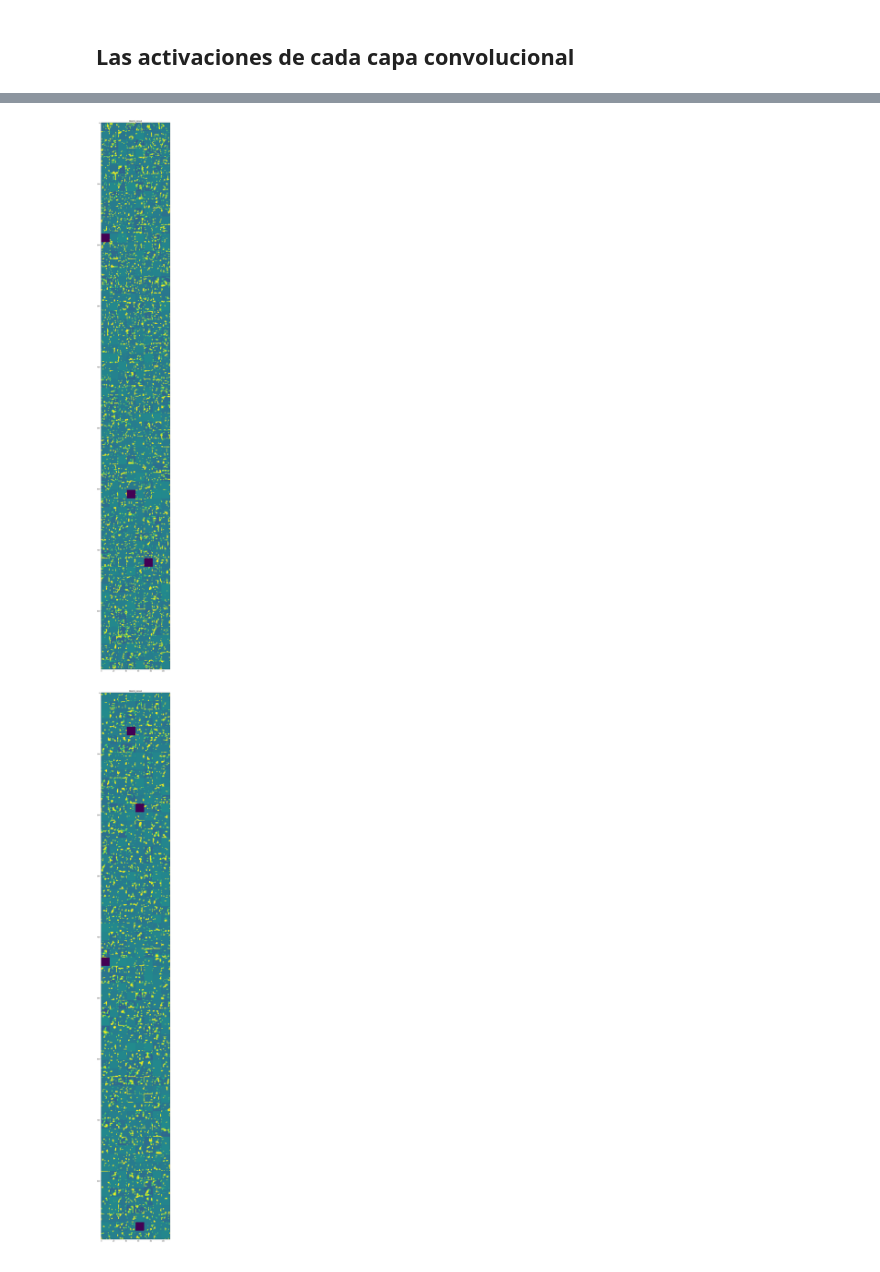
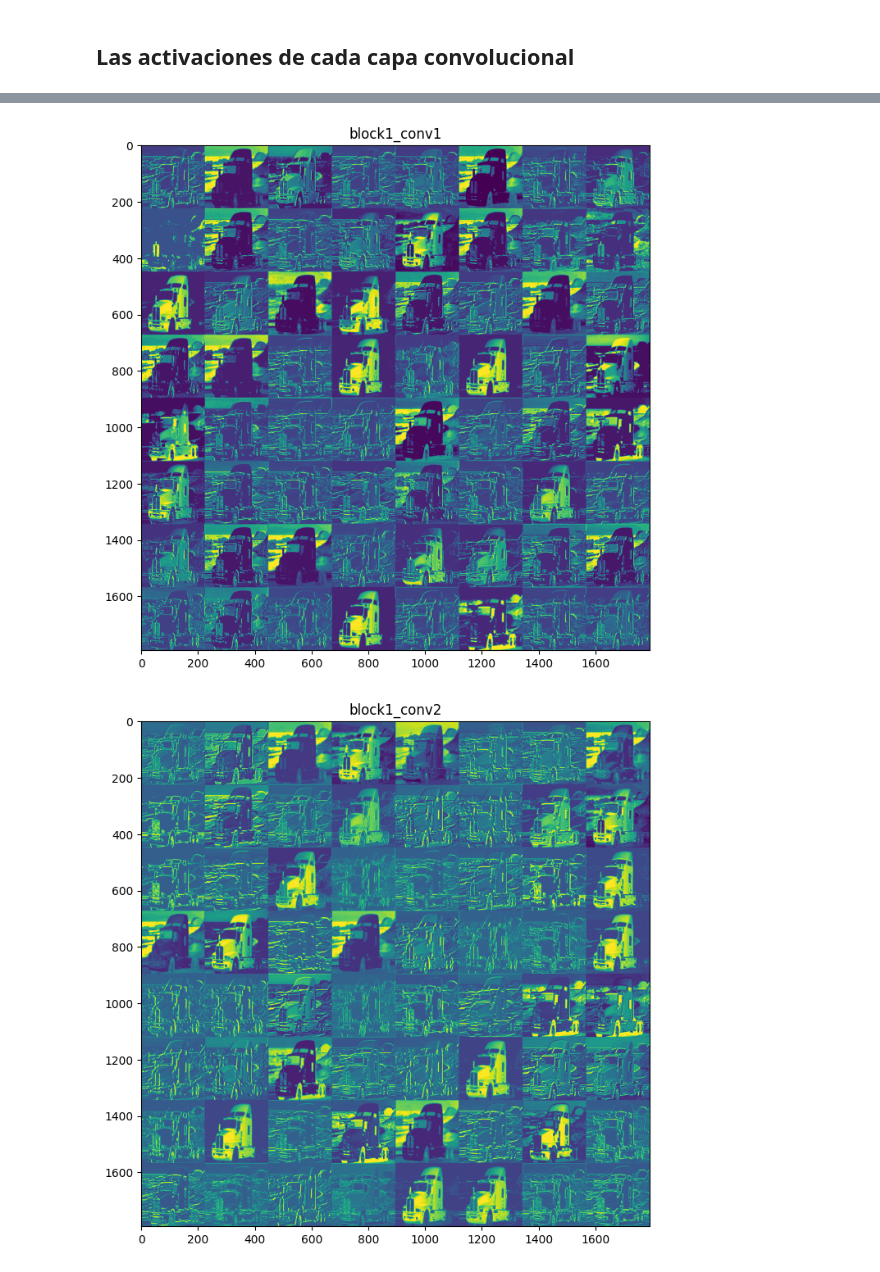
Before and after one commit to jmcalvomartin/ComputerVision, a Jupyter notebook: Transfer Learning/Transfer-Learning_Vgg16.ipynb, the cells around one changed output, grey strips where cells are left out. Saved outputs shown, nothing was run; the diff lists cells and outputs as text; code cells hidden in the pictures.

```diff
--- a/Transfer Learning/Transfer-Learning_Vgg16.ipynb
+++ b/Transfer Learning/Transfer-Learning_Vgg16.ipynb
@@ -89,12 +76,12 @@ garbage_truck: 0.04%
 ## Las activaciones de cada capa convolucional
 # %%
 # Obtener las salidas de las diferentes capas por orden
-layer_outputs = [layer.output for layer in model.layers[1:19]]  # Capas convolucionales hasta block4_pool
-activation_model = tf.keras.models.Model(inputs=model.input, outputs=layer_outputs)
+#layer_outputs = [layer.output for layer in model.layers[1:19]]  # Capas convolucionales hasta block4_pool
+#activation_model = tf.keras.models.Model(inputs=model.input, outputs=layer_outputs)
 
 
 # Visualizar las salidas de las capas por nombres
-selected_layers = ['block5_conv1', 'block5_conv2']
+selected_layers = ['block1_conv1', 'block1_conv2']
 layer_outputs = [model.get_layer(layer_name).output for layer_name in selected_layers]
 activation_model = tf.keras.models.Model(inputs=model.input, outputs=layer_outputs)
 
@@ -103,7 +90,7 @@ activations = activation_model.predict(x)
 
 images_per_row = 8
 
-for layer_name, layer_activation in zip(layer_names, activations):
+for layer_name, layer_activation in zip(selected_layers, activations):
     num_features = layer_activation.shape[-1]
     size = layer_activation.shape[1]
 
@@ -133,3 +120,3 @@ for layer_name, layer_activation in zip(layer_names, activations):
-[figure, old version]
+[figure, new version]
-[figure, old version]
+[figure, new version]
 # %% [markdown]
```
Also changed, not shown: parts of 13 cells of this notebook, 3 other files.
